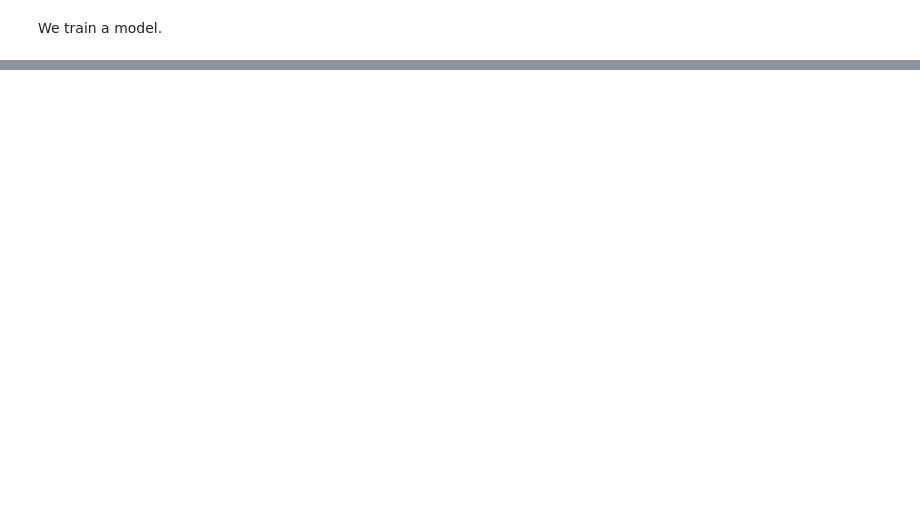
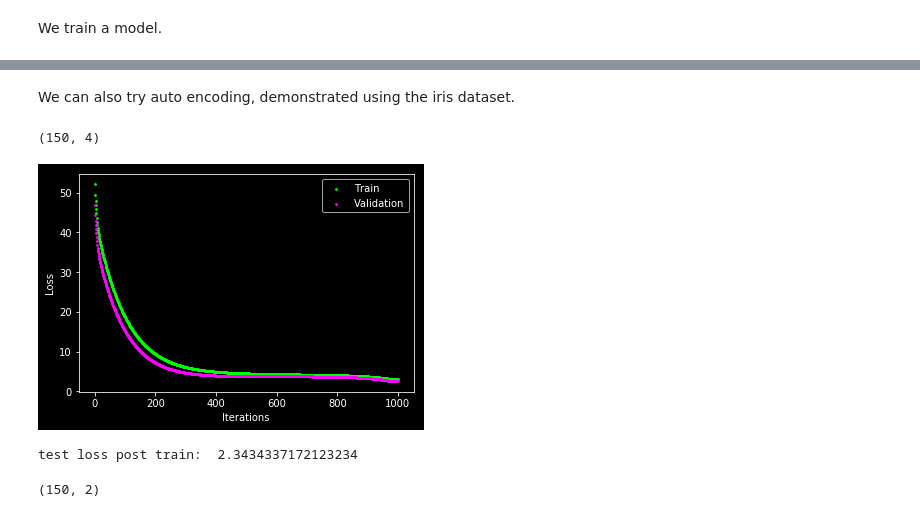
Before and after one commit to githubz0r/neuralnetwork, a Jupyter notebook: mlplol_notebook.ipynb, the cells around one changed output, grey strips where cells are left out. Drawn from its saved outputs; the diff is of its cells as text; code cells hidden in the pictures; blank space fills up the shorter version.

```diff
--- a/mlplol_notebook.ipynb
+++ b/mlplol_notebook.ipynb
@@ -84,0 +93,2 @@ plt.show()
+# %% [markdown]
+We can also try auto encoding, demonstrated using the iris dataset.
@@ -84,0 +97,4 @@ plt.show()
+# %%
+iris.data.shape
+# %% [output]
+(150, 4)
@@ -84,0 +103,22 @@ plt.show()
+# %%
+iris_ae = mlplol.NNregressor_onelayer(activation_function = 'softsign')
+iris_ae.estimate_weights(iris_split['trainx'], iris_split['trainx'], iris_split['valx'],
+                             iris_split['valx'], n_hidden=2,
+                              iterations=1000, patience=10, rate=0.001,
+                              verbose=False, weight_initialization_factors=None)
+# %%
+plt.style.use("dark_background")
+plt.scatter(np.arange(iris_ae.iterations), iris_ae.training_loss, s=3, c='lime', label='Train')
+plt.scatter(np.arange(iris_ae.iterations), iris_ae.validation_loss, s=3, c='fuchsia', label='Validation')
+plt.ylabel('Loss')
+plt.xlabel('Iterations')
+plt.legend(loc='upper right')
+plt.show()
+# %% [output]
+[figure, added]
+# %%
+test_reconstructions = iris_ae.predict(iris_split['testx'])
+test_loss_ae = mlplol.squared_loss(iris_split['testx'], test_reconstructions)
+print('test loss post train: ', test_loss_ae)
+# %% [output]
+test loss post train:  2.3434337172123234
@@ -84,0 +127,4 @@ plt.show()
+# %%
+iris_code.shape
+# %% [output]
+(150, 2)
```
Also changed, not shown: parts of 13 cells of this notebook, 4 other files.
